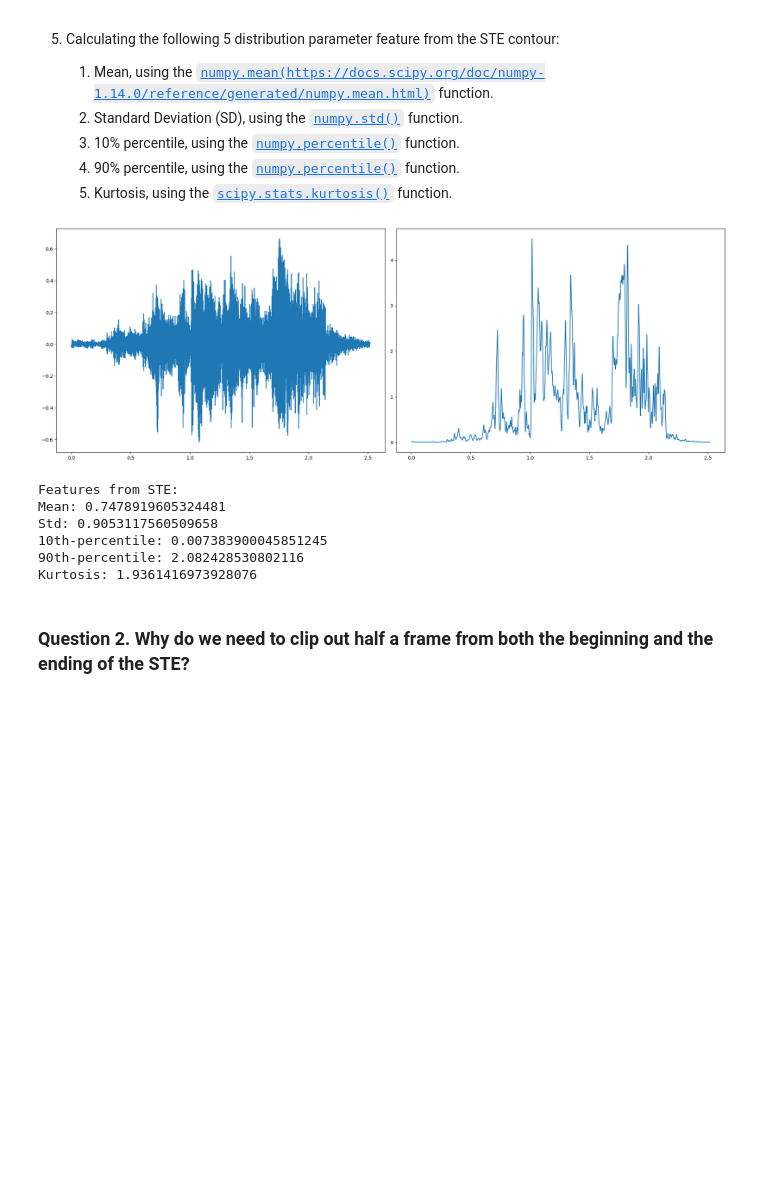
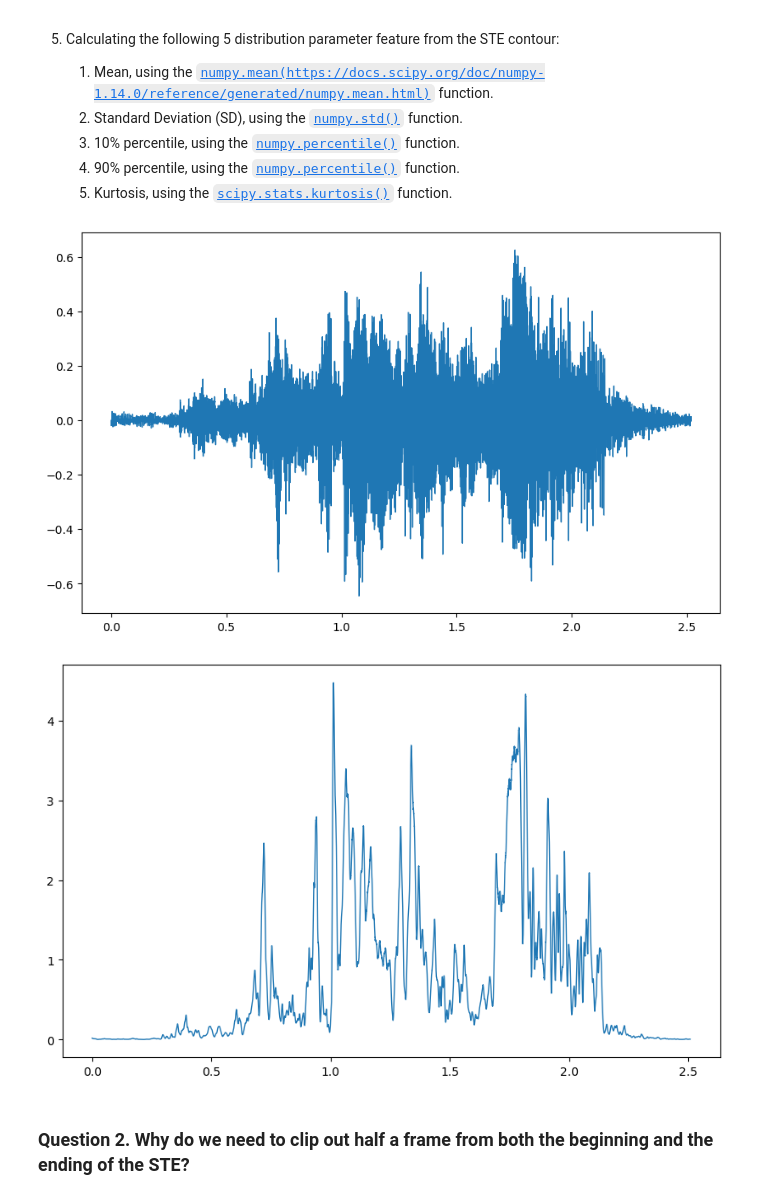
Before and after one commit to mahya-ehs/Affective-Computing-Python-Assignments, a Jupyter notebook: Exercise2 - Speech Recognition for Emotion/exercise2.ipynb, the cells around one changed output. Saved outputs shown, nothing was run; the diff lists cells and outputs as text; code cells hidden in the pictures; blank space fills up the shorter version.

```diff
--- a/Exercise2 - Speech Recognition for Emotion/exercise2.ipynb
+++ b/Exercise2 - Speech Recognition for Emotion/exercise2.ipynb
@@ -46,27 +46,28 @@ from scipy import signal
 import matplotlib.pyplot as plt
 
 # 1. Load the 'speech_sample'
-exercise_data = #TODO
+exercise_data = sio.loadmat('F://oulu ylio//affective computing//Exercise2//Exercise2//lab2_data.mat')
 speech_sample = exercise_data['speech_sample'].reshape(-1)
 
 
 # 2. Declare the source sampling frequency, and the target sampling frequency.
 #    2.1 Source sampling frequency
-fs_source =  #TODO
+fs_source = 48000
 
 #    2.2 Target sampling frequency
 # Target frequency
-fs_down = #TODO
+fs_down = 11025
 
 # 3. Downsample the speech sample
-speech_resampled = signal.resample(...,...) # TODO
-
+speech_resampled = signal.resample(speech_sample, int(len(speech_sample) * (fs_down/fs_source)))
 
 # 4. Visualize the downsampled speech signal in the time domain.
 #    4.1 Create the corresponding time vector, whose length is the same as the length of the given signal.
 #        Use either np.linspace() or np.arange()
-#TODO
+time_vector = np.arange(len(speech_resampled)) / fs_down
 
 #    4.2 Plot your result
-#TODO
+plt.figure(figsize=(18, 6))
+plt.plot(time_vector, speech_resampled, linewidth=1)
+plt.show()
 # %% [output]
@@ -149,38 +172,39 @@ Firstly, calculate the short time energy (STE) of the downsampled ‘speech_samp
 # %%
 from scipy.stats import kurtosis
 # 1. Define a hamming window
 #    1.1 Calculate the window length, which is the number of frames within 0.01s
-hamming_length = # TODO
+hamming_length = int(0.01 * fs_down)
 
 #    1.2 Define the hamming window using signal.hamming()
-hamming_window = # TODO
+hamming_window = signal.hamming(hamming_length)
 
 
 # 2. Calculate the short time energy (STE) contour by convolving the hamming window and the squared signal,
 #    using the scipy.signal.convolve() function
-ste = # TODO
+ste = signal.convolve(speech_resampled ** 2, hamming_window, mode='same')
 
 
 # 3. Clip half a window of frames from both the beginning and end of the STE contour
 ste = ste[int(hamming_length / 2):-int(hamming_length / 2) - 1]
 
 
 # 4. Visualize the final STE contour.
 #    4.1 Create the time vector for x-axis
+STE_time_vector = np.arange(len(ste)) / fs_down
+#    4.2 Visualize speech_resampled and the STE contour
+plt.figure(figsize=(10, 6))
+plt.plot(time_vector, speech_resampled, linewidth=1)
+plt.show()
 
-#    4.2 Visualize speech_resampled and the STE contour
-# TODO
+plt.figure(figsize=(10, 6))
+plt.plot(STE_time_vector, ste, linewidth=1)
+plt.show()
 
 # 5. Calculate the 5 distribution parameter features the of STE contour
 # TODO
 # %% [output]
-[figure, old version]
+[figure, new version]
-Features from STE:
-Mean: 0.7478919605324481
-Std: 0.9053117560509658
-10th-percentile: 0.007383900045851245
-90th-percentile: 2.082428530802116
-Kurtosis: 1.9361416973928076
+[figure, added]
 # %% [markdown]
 ### Question 2. Why do we need to clip out half a frame from both the beginning and the ending of the STE?
 # %% [markdown]
```
Also changed, not shown: parts of 16 cells of this notebook.
